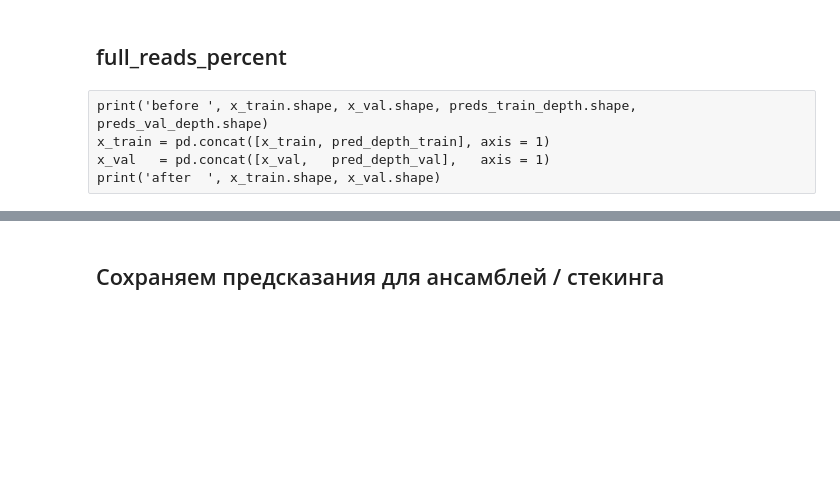
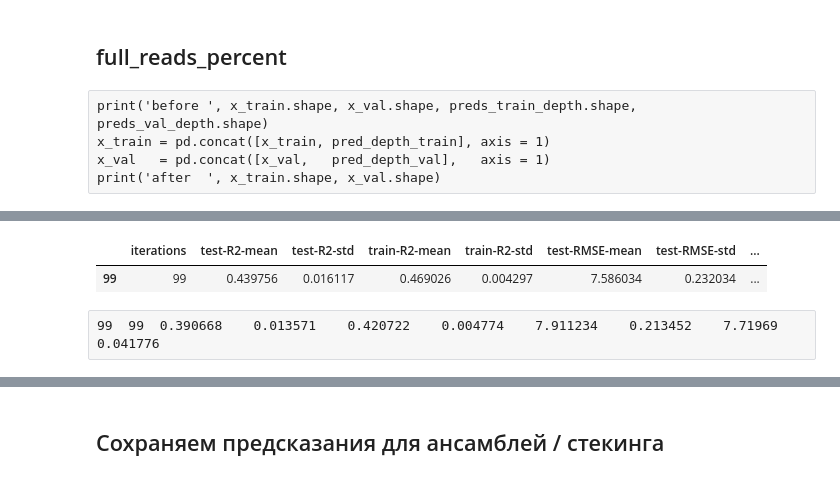
Before and after one commit to v010ch/hackai_moscow_22_top_news, a Jupyter notebook: 3step_modeling_catboost.ipynb, the cells around one changed output, grey strips where cells are left out. Cells and saved outputs as stored; diff of their text form; code cells hidden in the pictures; blank space fills up the shorter version.

```diff
--- a/3step_modeling_catboost.ipynb
+++ b/3step_modeling_catboost.ipynb
@@ -364,3 +393,18 @@ val_ds_frp   = Pool(x_val[cat_cols + num_cols],
                       cat_features = cat_cols,
                       feature_names = cat_cols + num_cols,
                      )
+train_frp_full = Pool(df_train[cat_cols + num_cols],
+                      df_train[['full_reads_percent']],
+                      cat_features = cat_cols,
+                      #feature_names = cat_cols + num_cols
+                     )
+# %%
+cb_params_frp = cb_params_views
+# %%
+%%time
+scores_frp = cv(train_frp_full,
+                  cb_params_frp,
+                  fold_count=5,
+                  seed = CB_RANDOMSEED,
+                  #plot="True"
+                 )
@@ -367,3 +413,10 @@ val_ds_frp   = Pool(x_val[cat_cols + num_cols],
+# %%
+scores_frp[scores_frp['test-R2-mean'] == scores_frp['test-R2-mean'].max()]
+# %% [output]
+|  | iterations | test-R2-mean | test-R2-std | train-R2-mean | train-R2-std | test-RMSE-mean | test-RMSE-std | ... |
+| 99 | 99 | 0.439756 | 0.016117 | 0.469026 | 0.004297 | 7.586034 | 0.232034 | ... |
+# %% [raw]
+99	99	0.390668	0.013571	0.420722	0.004774	7.911234	0.213452	7.71969	0.041776
 # %%
 cb_model_frp = CatBoostRegressor(#iterations=1000,
                                  learning_rate=0.05,
```
Also changed, not shown: parts of 41 cells of this notebook, 50 other files.
